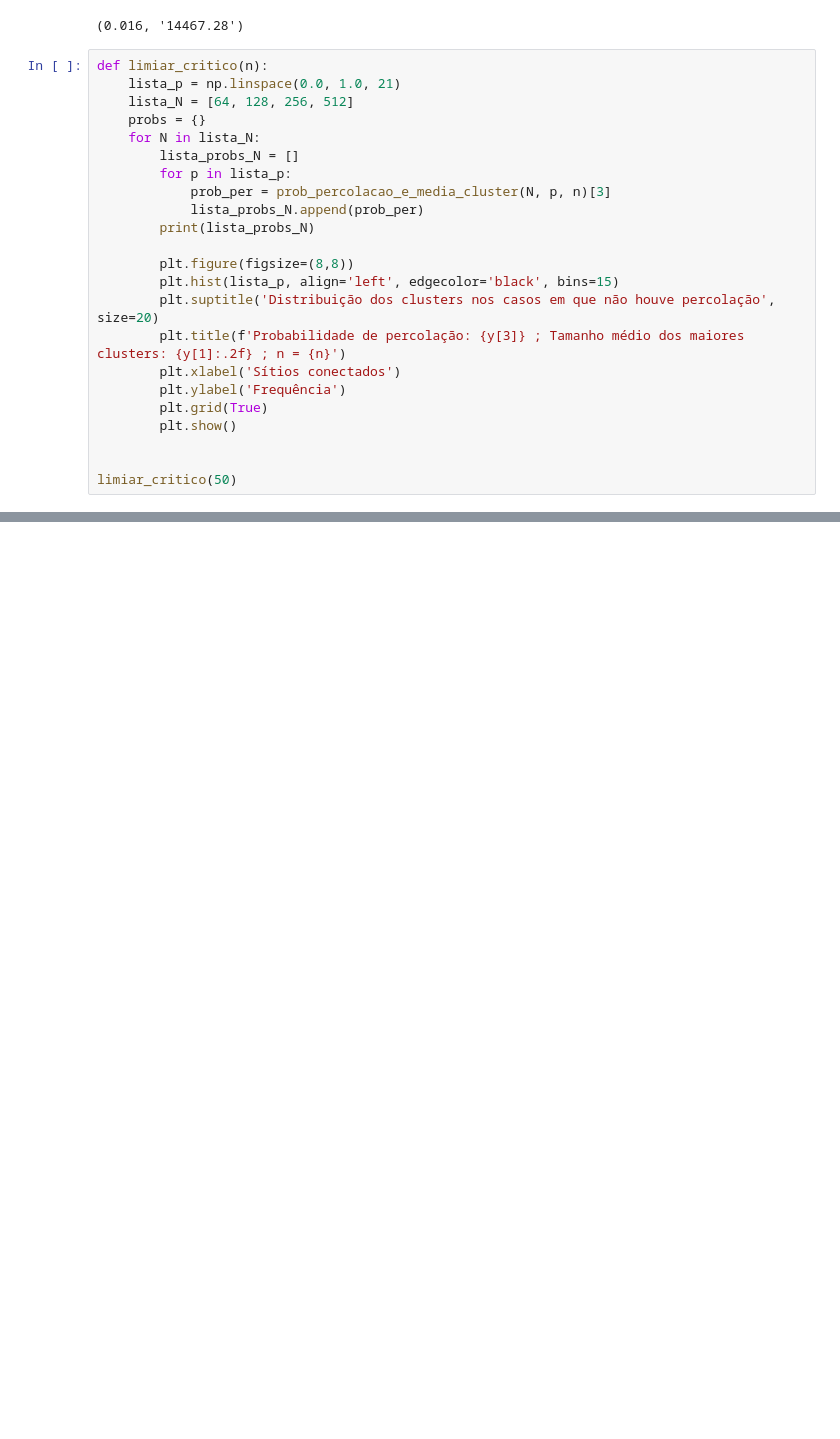
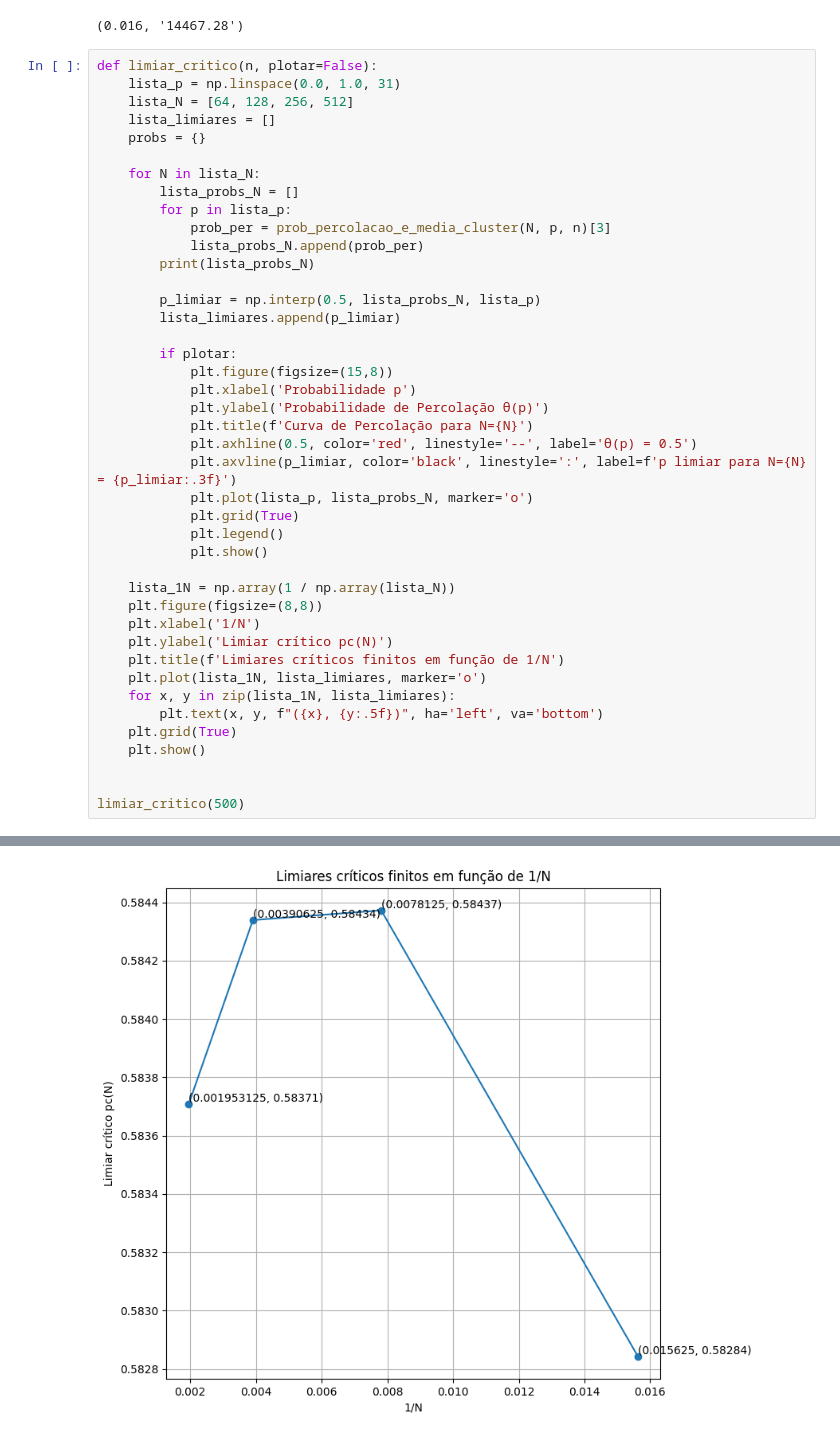
Before and after one commit to nicolassantm/projeto-percolacao-progestat, a Jupyter notebook: prototipo_scipy_ndimage.ipynb, the cells around one changed output, grey strips where cells are left out. Saved outputs shown, nothing was run; the diff lists cells and outputs as text; blank space fills up the shorter version.

Commit message:
Implementação da função de calcular limiares críticos finitos

```diff
--- a/prototipo_scipy_ndimage.ipynb
+++ b/prototipo_scipy_ndimage.ipynb
@@ -88,10 +88,12 @@ grafico(512, 0.58, 500)
 [figure]
 (0.016, '14467.28')
 # %%
-def limiar_critico(n):
-    lista_p = np.linspace(0.0, 1.0, 21)
+def limiar_critico(n, plotar=False):
+    lista_p = np.linspace(0.0, 1.0, 31)
     lista_N = [64, 128, 256, 512]
+    lista_limiares = []
     probs = {}
+
     for N in lista_N:
         lista_probs_N = []
         for p in lista_p:
@@ -99,15 +101,32 @@ def limiar_critico(n):
             lista_probs_N.append(prob_per)
         print(lista_probs_N)
 
-        plt.figure(figsize=(8,8))
-        plt.hist(lista_p, align='left', edgecolor='black', bins=15)
-        plt.suptitle('Distribuição dos clusters nos casos em que não houve percolação', size=20)
-        plt.title(f'Probabilidade de percolação: {y[3]} ; Tamanho médio dos maiores clusters: {y[1]:.2f} ; n = {n}')
-        plt.xlabel('Sítios conectados')
-        plt.ylabel('Frequência')
-        plt.grid(True)
-        plt.show()
+        p_limiar = np.interp(0.5, lista_probs_N, lista_p)
+        lista_limiares.append(p_limiar)
+
+        if plotar:
+            plt.figure(figsize=(15,8))
+            plt.xlabel('Probabilidade p')
+            plt.ylabel('Probabilidade de Percolação θ(p)')
+            plt.title(f'Curva de Percolação para N={N}')
+            plt.axhline(0.5, color='red', linestyle='--', label='θ(p) = 0.5')
+            plt.axvline(p_limiar, color='black', linestyle=':', label=f'p limiar para N={N} = {p_limiar:.3f}')
+            plt.plot(lista_p, lista_probs_N, marker='o')
+            plt.grid(True)
+            plt.legend()
+            plt.show()
+
+    lista_1N = np.array(1 / np.array(lista_N))
+    plt.figure(figsize=(8,8))
+    plt.xlabel('1/N')
+    plt.ylabel('Limiar crítico pc(N)')
+    plt.title(f'Limiares críticos finitos em função de 1/N')
+    plt.plot(lista_1N, lista_limiares, marker='o')
+    for x, y in zip(lista_1N, lista_limiares):
+        plt.text(x, y, f"({x}, {y:.5f})", ha='left', va='bottom')
+    plt.grid(True)
+    plt.show()
 
 
-limiar_critico(50)
+limiar_critico(500)
 # %% [output]
@@ -117,0 +137 @@ limiar_critico(50)
+[figure, added]
```
Also changed, not shown: parts of 1 cell of this notebook.
